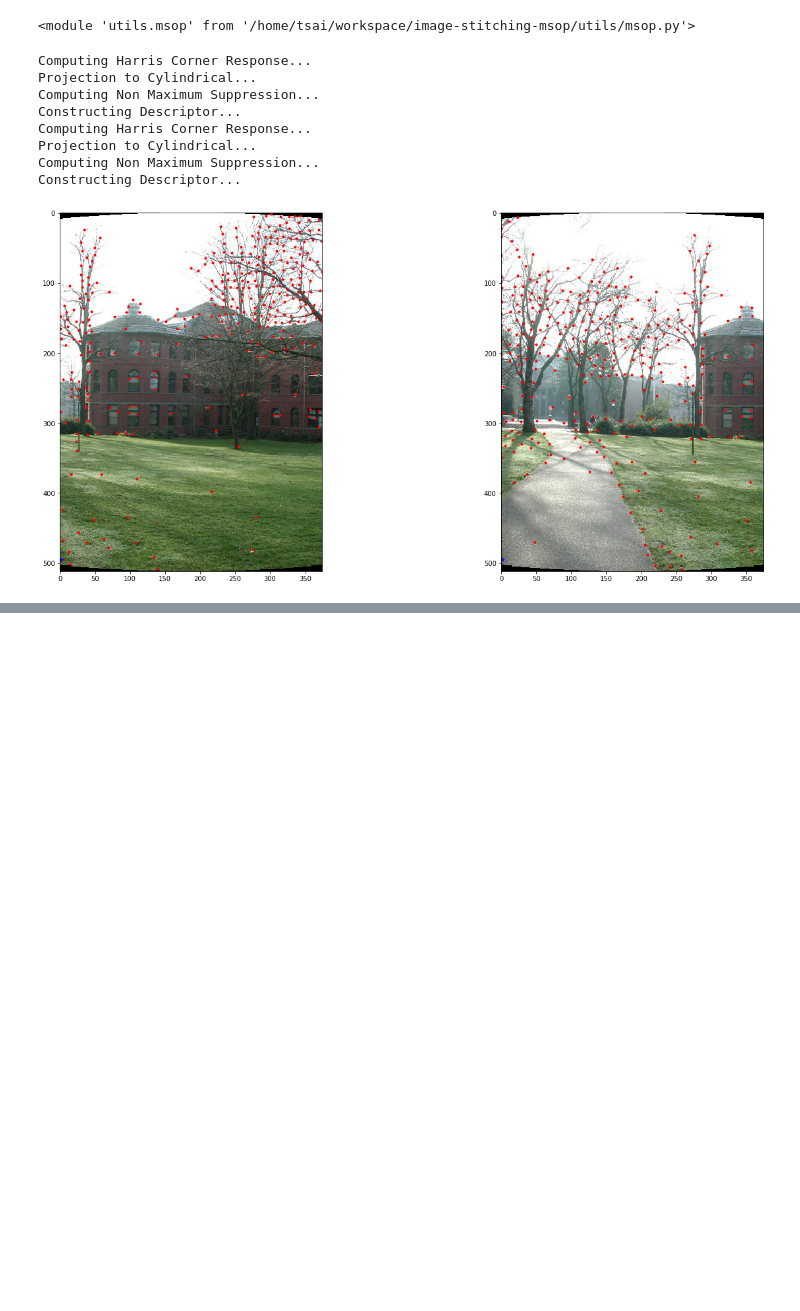
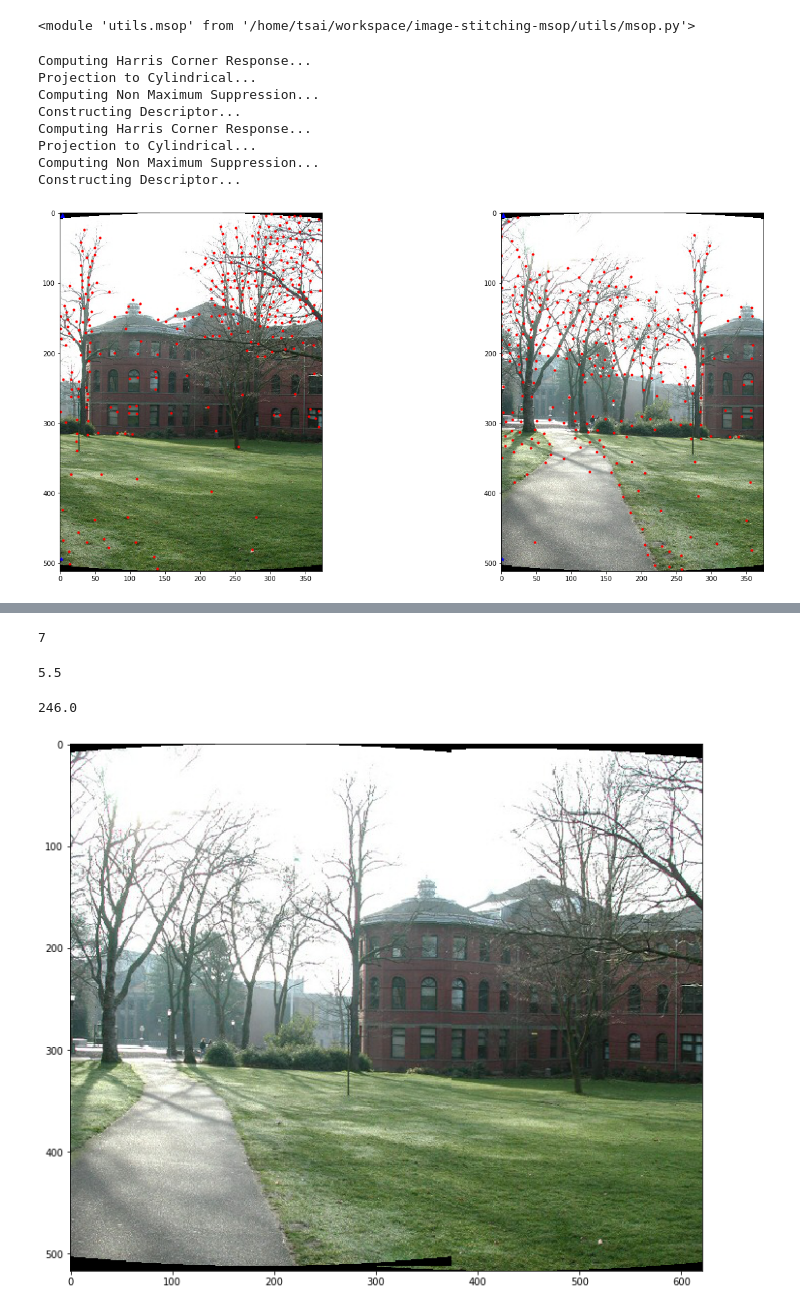
Before and after one commit to qa276390/image-stitching-msop, a Jupyter notebook: Stitching.ipynb, the cells around one changed output, grey strips where cells are left out. Cells and saved outputs as stored; diff of their text form; code cells hidden in the pictures; blank space fills up the shorter version.

```diff
--- a/Stitching.ipynb
+++ b/Stitching.ipynb
@@ -324,0 +221,7 @@ AttributeError: module 'cv2' has no attribute 'CV_RGB'
+# %%
+for i in range(len(B2Apairs)):
+    bind, aind = B2Apairs[i]
+    # train == A == 0
+    # query == B == 1
+    # b2acoords [i] = [b.x, b.y, a.x, a.y]
+    b2acoords[i] = [descspys[1][0][bind].point.x, descspys[1][0][bind].point.y, descspys[0][0][aind].point.x, descspys[0][0][aind].point.y]
@@ -324,0 +242,12 @@ AttributeError: module 'cv2' has no attribute 'CV_RGB'
+# %%
+
+"""
+#Testing
+samcoords = np.array([[148, 341, 142,  95], [174, 291, 169,  45]])
+m1 = (1/2) * np.sum(samcoords[:, 0] -  samcoords[:, 2])
+m2 = (1/2) * np.sum(samcoords[:, 1] -  samcoords[:, 3])
+dx = np.abs(m1 - b2acoords[:, 0] +  b2acoords[:, 2])
+dy = np.abs(m2 - b2acoords[:, 1] +  b2acoords[:, 3])
+"""
+# %%
+npairs = len(B2Apairs)
@@ -324,0 +294,42 @@ AttributeError: module 'cv2' has no attribute 'CV_RGB'
+# %%
+maxvote
+# %% [output]
+7
+# %%
+bestm[0]
+# %% [output]
+5.5
+# %%
+bestm[1]
+# %% [output]
+246.0
+# %%
+(hA, wA) = prjimgs[0].shape[:2]
+
+(hB, wB) = prjimgs[1].shape[:2]
+
+vis = np.zeros((max(hA, hB) + int(m1), wA + int(m2), 3), dtype="uint8")
+
+vis[int(m1):, int(m2):] = prjimgs[0] # A
+
+vis[0:hB, 0:wB] = prjimgs[1] # B
+plt.figure(figsize=(20, 10))
+plt.imshow(cv2.cvtColor(vis, cv2.COLOR_BGR2RGB))
+#隨機選取顏色，繪製所有放置於matches陣列中，兩點的直線。
+"""
+for (queryIdx, trainIdx) in B2Apairs:
+
+    color = np.random.randint(0, high=255, size=(3,))
+    # train == A == 0
+    plt.plot(descspys[0][0][trainIdx].point.y, descspys[0][0][trainIdx].point.x, 'ro')
+    ptA = (int(descspys[0][0][trainIdx].point.x), int(descspys[0][0][trainIdx].point.y))
+    # query == B == 1
+    plt.plot(descspys[1][0][queryIdx].point.y + wA, descspys[1][0][queryIdx].point.x, 'ro')
+    ptB = (int(descspys[1][0][queryIdx].point.x), int(descspys[1][0][queryIdx].point.y + wA))
+
+    #plt.plot(y, x)
+    plt.plot([ptA[1], ptB[1]], [ptA[0], ptB[0]])
+"""
+plt.show()
+# %% [output]
+[figure, added]
```
Also changed, not shown: parts of 32 cells of this notebook.
